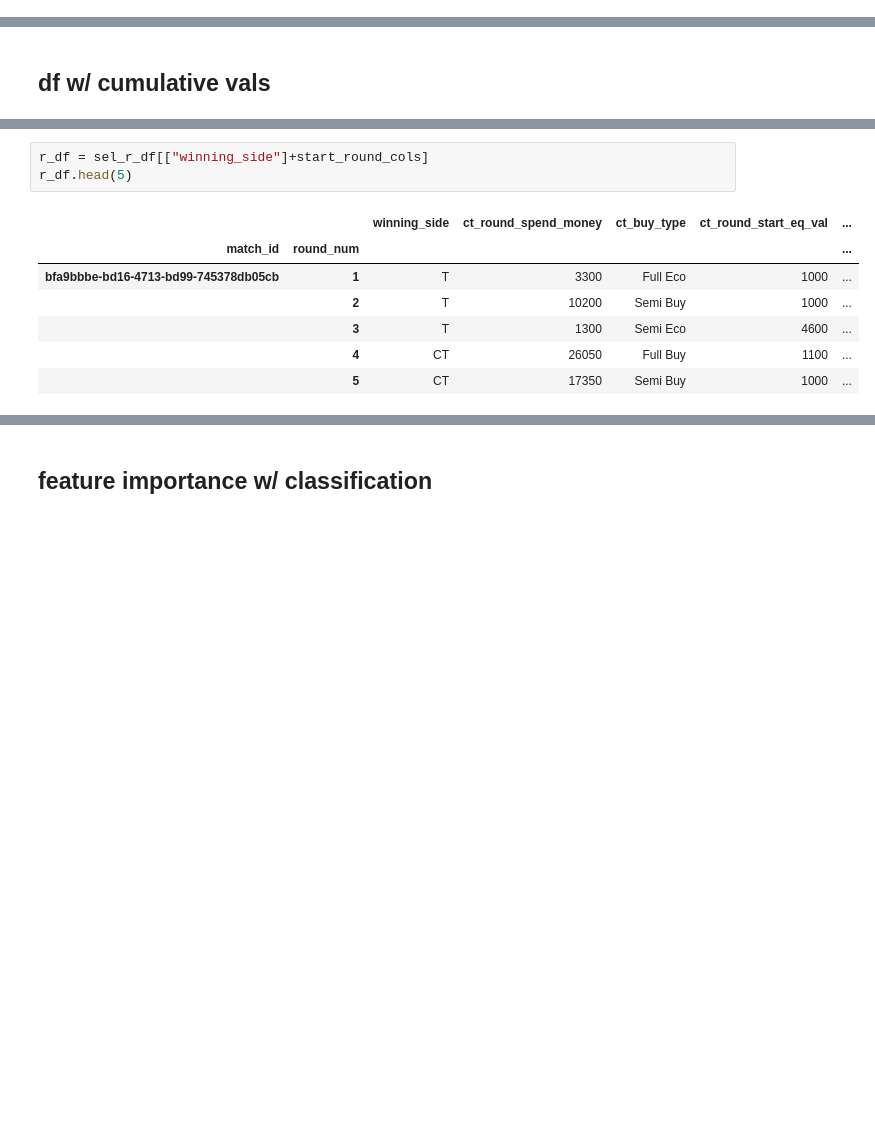
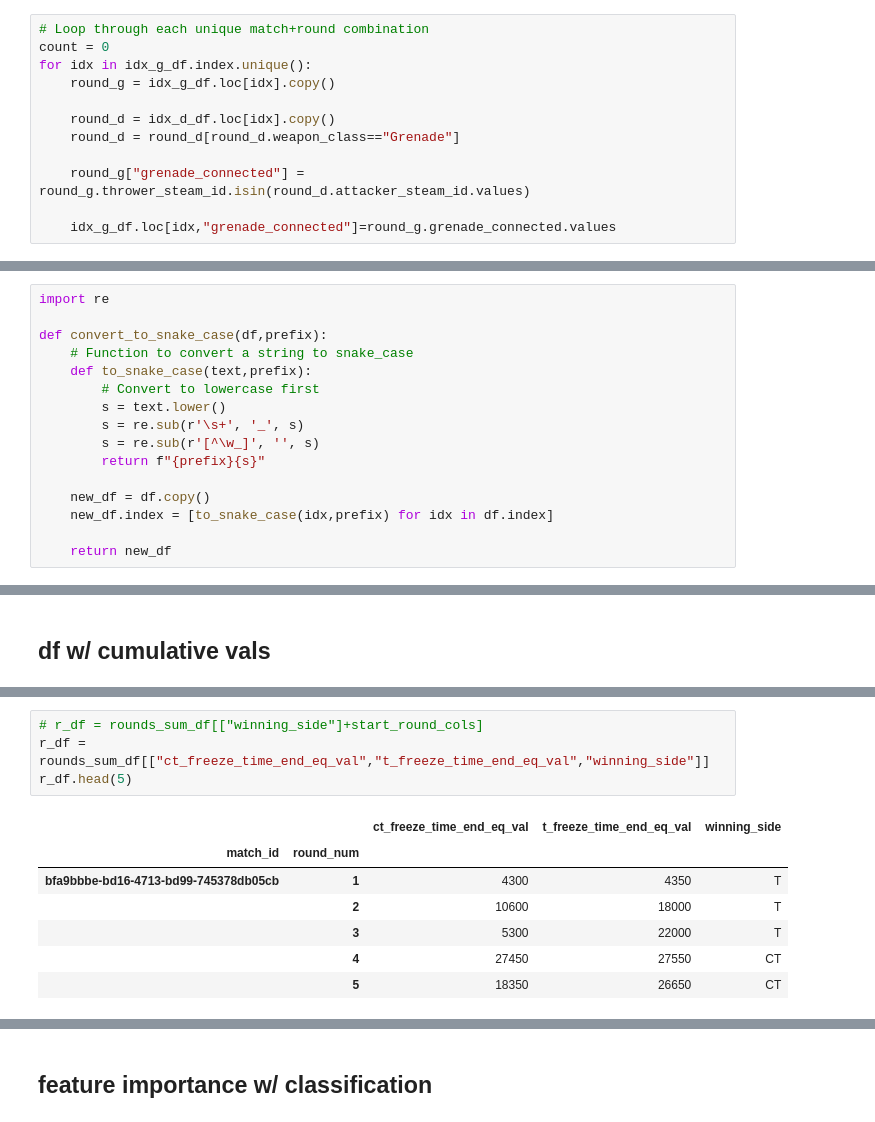
Before and after one commit to khemingkapat/csgo_model, a Jupyter notebook: main.ipynb, the cells around one changed output, grey strips where cells are left out. Drawn from its saved outputs; the diff is of its cells as text; blank space fills up the shorter version.

```diff
--- a/main.ipynb
+++ b/main.ipynb
@@ -130,3 +105,15 @@ for idx in idx_wf_df.index.unique():
             idx_wf_df.loc[idx, 'shot_connected'] = round_wf['shot_connected'].iloc[0]
         else:
             idx_wf_df.loc[idx, 'shot_connected'] = round_wf['shot_connected'].values
+# %%
+# Loop through each unique match+round combination
+count = 0
+for idx in idx_g_df.index.unique():
+    round_g = idx_g_df.loc[idx].copy()
+
+    round_d = idx_d_df.loc[idx].copy()
+    round_d = round_d[round_d.weapon_class=="Grenade"]
+
+    round_g["grenade_connected"] = round_g.thrower_steam_id.isin(round_d.attacker_steam_id.values)
+
+    idx_g_df.loc[idx,"grenade_connected"]=round_g.grenade_connected.values
@@ -845,6 +850,22 @@ get_players_stat(selected_match.match_id)
 # statistical analysis over rounds
 # %% [markdown]
 ## extracting data for each round
+# %%
+import re
+
+def convert_to_snake_case(df,prefix):
+    # Function to convert a string to snake_case
+    def to_snake_case(text,prefix):
+        # Convert to lowercase first
+        s = text.lower()
+        s = re.sub(r'\s+', '_', s)
+        s = re.sub(r'[^\w_]', '', s)
+        return f"{prefix}{s}"
+
+    new_df = df.copy()
+    new_df.index = [to_snake_case(idx,prefix) for idx in df.index]
+
+    return new_df
 # %%
 warnings.filterwarnings("ignore")
 
@@ -1102,11 +1165,12 @@ cumu_df
 # %%
-r_df = sel_r_df[["winning_side"]+start_round_cols]
+# r_df = rounds_sum_df[["winning_side"]+start_round_cols]
+r_df = rounds_sum_df[["ct_freeze_time_end_eq_val","t_freeze_time_end_eq_val","winning_side"]]
 r_df.head(5)
 # %% [output]
-|  |  | winning_side | ct_round_spend_money | ct_buy_type | ct_round_start_eq_val | ... |
-| match_id | round_num |  |  |  |  | ... |
-| bfa9bbbe-bd16-4713-bd99-745378db05cb | 1 | T | 3300 | Full Eco | 1000 | ... |
-|  | 2 | T | 10200 | Semi Buy | 1000 | ... |
-|  | 3 | T | 1300 | Semi Eco | 4600 | ... |
-|  | 4 | CT | 26050 | Full Buy | 1100 | ... |
-|  | 5 | CT | 17350 | Semi Buy | 1000 | ... |
+|  |  | ct_freeze_time_end_eq_val | t_freeze_time_end_eq_val | winning_side |
+| match_id | round_num |  |  |  |
+| bfa9bbbe-bd16-4713-bd99-745378db05cb | 1 | 4300 | 4350 | T |
+|  | 2 | 10600 | 18000 | T |
+|  | 3 | 5300 | 22000 | T |
+|  | 4 | 27450 | 27550 | CT |
+|  | 5 | 18350 | 26650 | CT |
```
Also changed, not shown: parts of 39 cells of this notebook.
